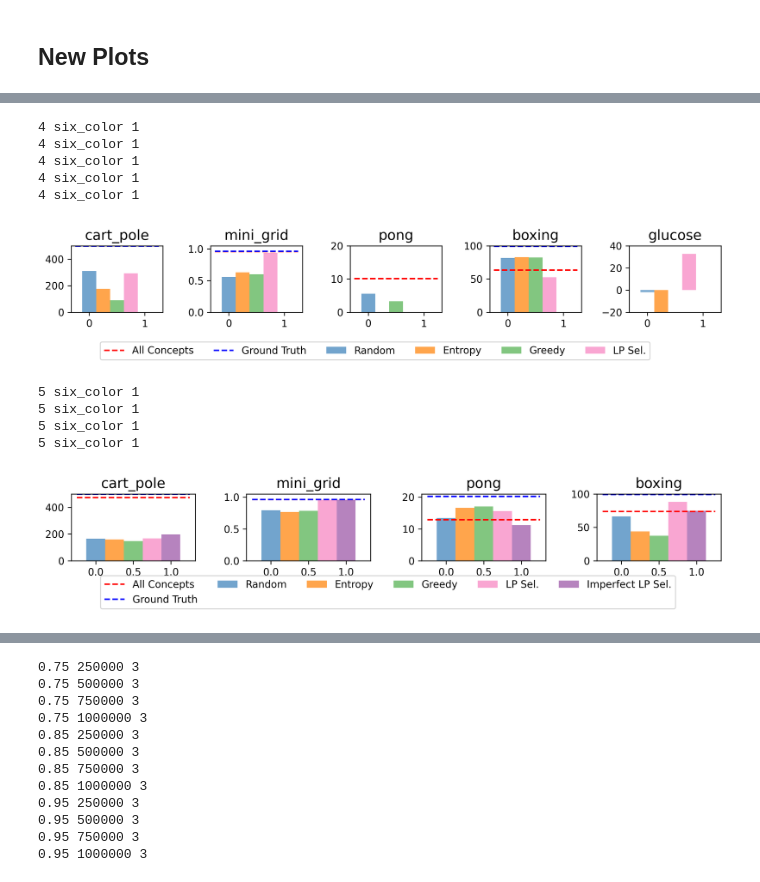
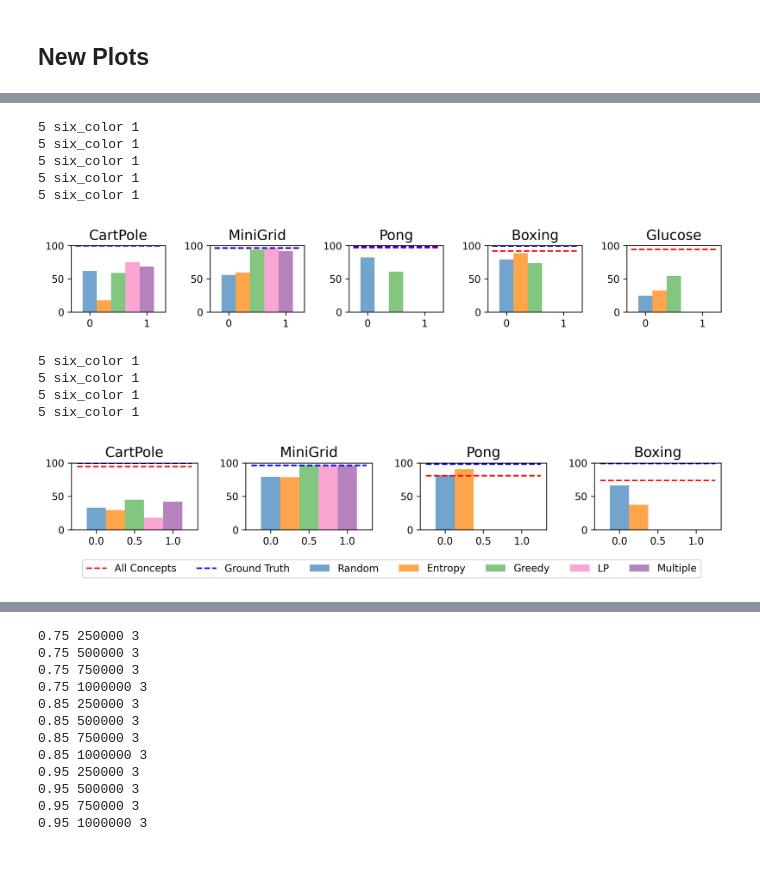
Before and after one commit to naveenr414/concept_decisions, a Jupyter notebook: scripts/notebooks/Plotting.ipynb, the cells around one changed output, grey strips where cells are left out. Saved outputs shown, nothing was run; the diff lists cells and outputs as text; code cells hidden in the pictures.

Commit message:
Created new methods for selection

```diff
--- a/scripts/notebooks/Plotting.ipynb
+++ b/scripts/notebooks/Plotting.ipynb
@@ -38,10 +65,10 @@ gold_timesteps = {
 two_stage = []
 basic_comparison = []
 perfect_environments = ['cart_pole',"mini_grid","pong","boxing","glucose"]
-perfect_methods = ["perfect_concepts","random","entropy","greedy","lp"]
+perfect_methods = ["perfect_concepts","random","greedy","lp","policy_selection_lp","policy_selection_td"]
 
 imperfect_environments = ['cart_pole',"mini_grid","pong","boxing"]
-imperfect_methods = ["imperfect_concepts","random","entropy","greedy","lp","multiple"]
+imperfect_methods = ["imperfect_concepts","random","greedy","policy_selection_lp","policy_selection_td","policy_selection_multiple"]
 
 num_concepts_selected = {
     'cart_pole': 3,
@@ -62,9 +89,9 @@ for j,e in enumerate(perfect_environments):
         matching_params = get_results_matching_parameters("basic","",{'environment_string': e,'training_timesteps':training_times[e],
                                                                     'num_concepts_selected': num_concepts_selected[e],'experiment': 'perfect_comparison',
                                                                     'method': m, 'gold_timesteps': gold_timesteps[e]})
-        print("Perfect",e,m,len(matching_params),[(i[m]['reward'],i['parameters']['seed'],i[m]['concepts']) for i in matching_params])
+        print("Perfect",e,m,len(matching_params),[(i[m.replace("policy_selection_td","policy_selection_ts")]['reward'],i['parameters']['seed'],i[m.replace("policy_selection_td","policy_selection_ts")]['concepts']) for i in matching_params])
 
-        performance = np.mean([i[m]['reward'] for i in matching_params])
+        performance = method_scales[j](np.mean([i[m.replace("policy_selection_td","policy_selection_ts")]['reward'] for i in matching_params]))
         temp.append(performance)
     all_performances_perfect.append(temp)
 
@@ -75,16 +102,20 @@ for j,e in enumerate(imperfect_environments):
                                                                     'num_concepts_selected': num_concepts_selected[e],'experiment': 'imperfect_comparison',
                                                                     'method': m, 'gold_timesteps': gold_timesteps[e]})
 
-        print("Imperfect",e,m,len(matching_params),[(i[m]['reward'],i['parameters']['seed'],i[m]['concepts']) for i in matching_params])
-        performance = np.mean([i[m]['reward'] for i in matching_params])
+        print("Imperfect",e,m,len(matching_params),[(i[m.replace("policy_selection_multiple","policy_selection_td")]['reward'],i['parameters']['seed'],i[m.replace("policy_selection_multiple","policy_selection_td")]['concepts']) for i in matching_params])
+        performance = method_scales[j](np.mean([i[m.replace("policy_selection_multiple","policy_selection_td")]['reward'] for i in matching_params]))
         temp.append(performance)
+
+        if m == 'multiple':
+            print("Environment",e,[i['concept_accuracy'] for i in matching_params])
+
     all_performances_imperfect.append(temp)
 
 for j,e in enumerate(imperfect_environments):
     matching_params = get_results_matching_parameters("basic","",{'environment_string': e,'training_timesteps':training_times[e],'gold_timesteps': gold_timesteps[e],
                                                                 'num_concepts_selected': num_concepts_selected[e],'experiment': 'imperfect_comparison'})
     matching_params = [i for i in matching_params if 'ground_truth' in i]
-    performance = np.mean([i['ground_truth']['reward'] for i in matching_params])
+    performance = method_scales[j](np.mean([i['ground_truth']['reward'] for i in matching_params]))
     all_baselines.append(performance)
 all_baselines.append(0)
 # %% [output]
@@ -111,60 +156,54 @@ Imperfect boxing multiple 3 [(92.64516129032258, 42, [15, 26, 29, 39, 54, 77, 79
 # %%
 plot_dimensions = (1,len(perfect_environments))
 
-titles = [perfect_environments]
+titles = [[name_to_nice[i] for i in perfect_environments]]
 
 sup_y_label = ""
 overall_format = {'figsize':(10,2),
     'style_size': style_size,
     'has_grid': False,
-    'y_lim': [[[0,500],[0,1.05],[0,20],[0,100],[-20,40]]],
+    'y_lim': [[[0,100] for i in range(5)]]
 
 }
 
 fig,ax = create_axes(plot_dimensions,overall_format,titles=titles)
 
 bar_format = {'color_palette': 'six_color', 'linewidth': 10, 'style_size': style_size,
 }
 plt.tight_layout()
 
 for i in range(len(perfect_environments)):
     x_groups = list(range(len(all_performances_perfect[i][:-1])))
     y_vals = all_performances_perfect[i][1:]
 
-    d = {
-        0: 'Random',
-        1: 'Entropy',
-        2: 'Greedy',
-        3: 'LP Sel.',
-    }
 
-    plot_bar(ax[0][i],x_groups,y_vals,[0 for i in range(len(y_vals))], d,bar_format)
+    plot_bar(ax[0][i],x_groups,y_vals,[0 for i in range(len(y_vals))], methods_dict,bar_format)
 
     ax[0][i].hlines(all_performances_perfect[i][0],-0.25,1.25,label="All Concepts",color="red",linestyle="--")
 
     if i!=len(perfect_environments)-1:
         ax[0][i].hlines(all_baselines[i],-0.25,1.25,label="Ground Truth",color="blue",linestyle="--")
 
-legend_format = {'style_size': style_size,'type': 'is_global', 'loc': 'lower left', 'ncol': 6, 'bbox_to_anchor': (0.1,-0.1),'fontsize': 14}
-create_legend(fig,ax,plot_dimensions,legend_format)
+# legend_format = {'style_size': style_size,'type': 'is_global', 'loc': 'lower left', 'ncol': 6, 'bbox_to_anchor': (0.1,-0.1),'fontsize': 14}
+# create_legend(fig,ax,plot_dimensions,legend_format)
 fig.savefig("../../results/figures/basic_comparison_methods_perfect.pdf",dpi=300, bbox_inches='tight')
 # %% [output]
-4 six_color 1
-4 six_color 1
-4 six_color 1
-4 six_color 1
-4 six_color 1
+5 six_color 1
+5 six_color 1
+5 six_color 1
+5 six_color 1
+5 six_color 1
-[figure, old version]
+[figure, new version]
 # %%
 plot_dimensions = (1,len(imperfect_environments))
 
-titles = [imperfect_environments]
+titles = [[name_to_nice[i] for i in imperfect_environments]]
 
 sup_y_label = ""
 overall_format = {'figsize':(10,2),
     'style_size': style_size,
     'has_grid': False,
-    'y_lim': [[[0,500],[0,1.05],[0,21],[0,100]]],
+    'y_lim': [[[0,100] for i in range(4)]],
 
 }
 
@@ -178,20 +217,12 @@ for i in range(len(imperfect_environments)):
     x_groups = list(range(len(all_performances_imperfect[i][:-1])))
     y_vals = all_performances_imperfect[i][1:]
 
-    d = {
-        0: 'Random',
-        1: 'Entropy',
-        2: 'Greedy',
-        3: 'LP Sel.',
-        4: 'Imperfect LP Sel.'
-    }
-
-    plot_bar(ax[0][i],x_groups,y_vals,[0 for i in range(len(y_vals))], d,bar_format)
+    plot_bar(ax[0][i],x_groups,y_vals,[0 for i in range(len(y_vals))], methods_dict,bar_format)
 
     ax[0][i].hlines(all_performances_imperfect[i][0],-0.25,1.25,label="All Concepts",color="red",linestyle="--")
     ax[0][i].hlines(all_baselines[i],-0.25,1.25,label="Ground Truth",color="blue",linestyle="--")
 
-legend_format = {'style_size': style_size,'type': 'is_global', 'loc': 'lower left', 'ncol': 6, 'bbox_to_anchor': (0.1,-0.1),'fontsize': 14}
+legend_format = {'style_size': style_size,'type': 'is_global', 'loc': 'lower left', 'ncol': 7, 'bbox_to_anchor': (0.075,-0.1),'fontsize': 14}
 create_legend(fig,ax,plot_dimensions,legend_format)
 fig.savefig("../../results/figures/basic_comparison_methods_imperfect.pdf",dpi=300, bbox_inches='tight')
 # %% [output]
@@ -199,7 +230,7 @@ fig.savefig("../../results/figures/basic_comparison_methods_imperfect.pdf",dpi=3
 5 six_color 1
 5 six_color 1
 5 six_color 1
-[figure, old version]
+[figure, new version]
 # %%
 num_concepts_selected = [[1,2,3],[3,6,11],[57//4,57//2,57],[12,24,48],[2,5,10]]
 accuracies = [0.75,0.85,0.95]
```
Also changed, not shown: parts of 17 cells of this notebook, 14 other files.
